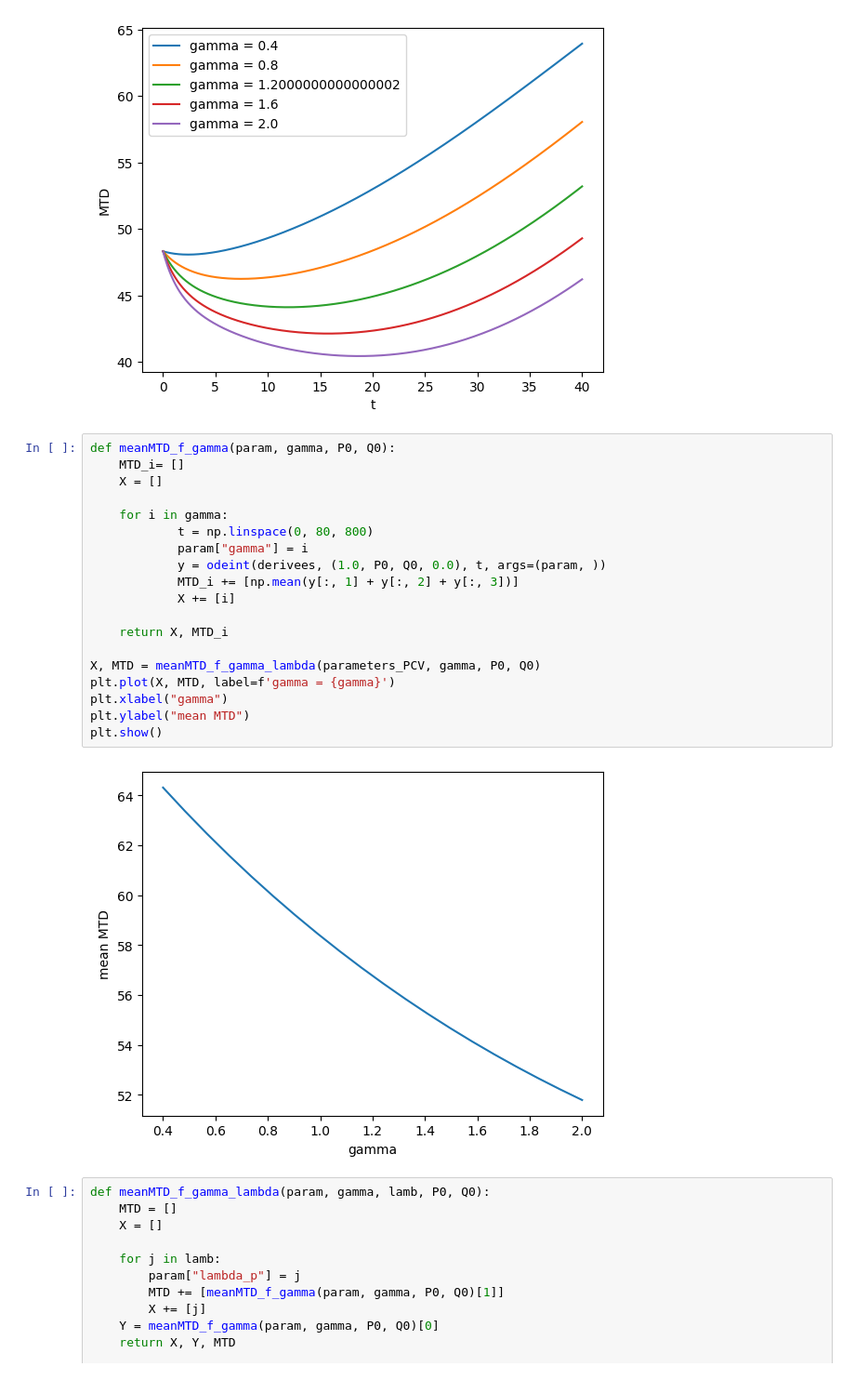
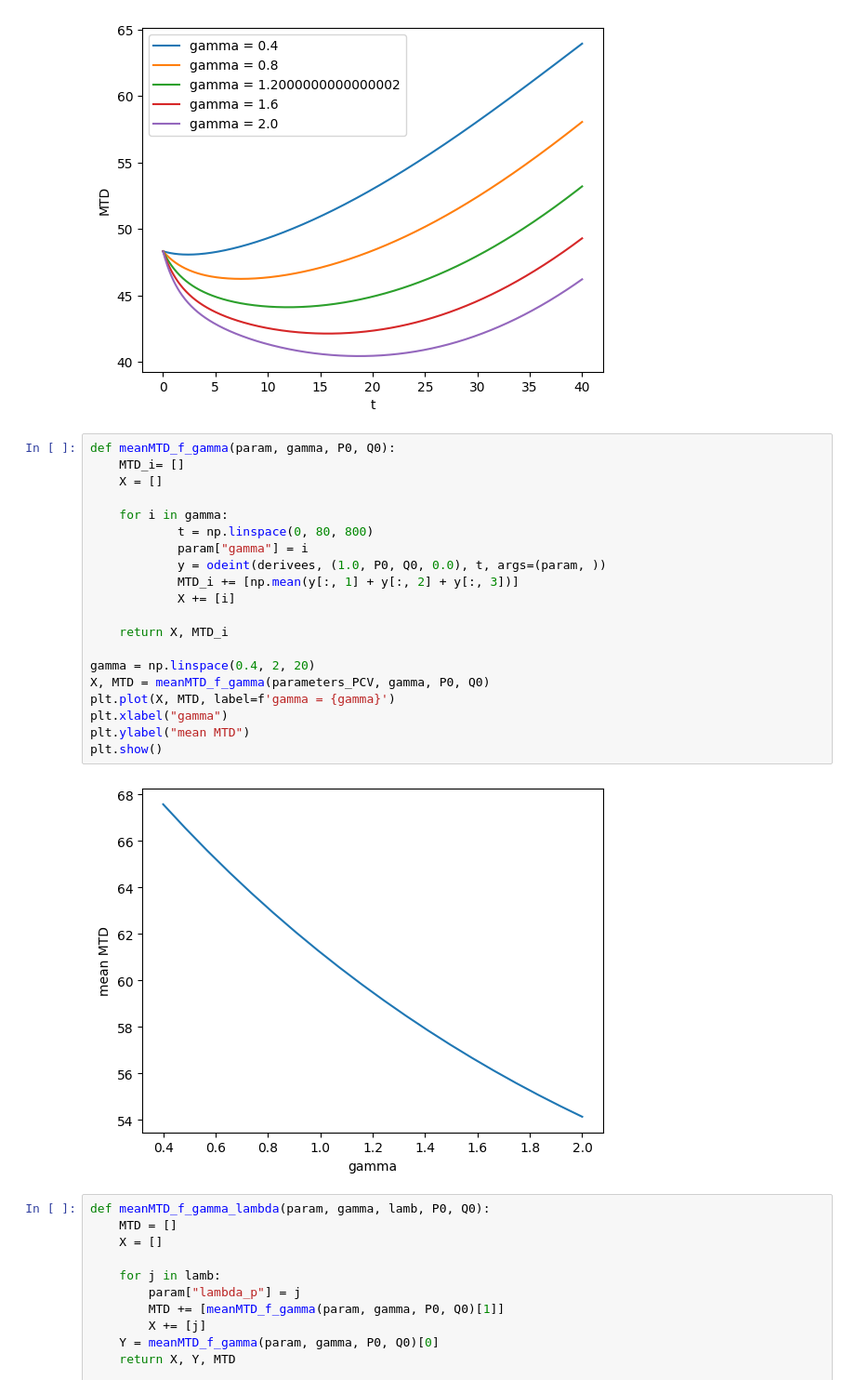
Before and after one commit to ambrejaeger/TP-M2, a Jupyter notebook: TP_parameters_exploration.ipynb, the cells around one changed output. Shown at 93% size. Drawn from its saved outputs; the diff is of its cells as text.

```diff
--- a/TP_parameters_exploration.ipynb
+++ b/TP_parameters_exploration.ipynb
@@ -401,24 +401,25 @@ gamma_evol(parameters_PCV)
 # %%
 def meanMTD_f_gamma(param, gamma, P0, Q0):
     MTD_i= []
     X = []
 
     for i in gamma:
             t = np.linspace(0, 80, 800)
             param["gamma"] = i
             y = odeint(derivees, (1.0, P0, Q0, 0.0), t, args=(param, ))
             MTD_i += [np.mean(y[:, 1] + y[:, 2] + y[:, 3])]
             X += [i]
 
     return X, MTD_i
 
-X, MTD = meanMTD_f_gamma_lambda(parameters_PCV, gamma, P0, Q0)
+gamma = np.linspace(0.4, 2, 20)
+X, MTD = meanMTD_f_gamma(parameters_PCV, gamma, P0, Q0)
 plt.plot(X, MTD, label=f'gamma = {gamma}')
 plt.xlabel("gamma")
 plt.ylabel("mean MTD")
 plt.show()
 # %% [output]
-[figure, old version]
+[figure, new version]
 # %%
 def meanMTD_f_gamma_lambda(param, gamma, lamb, P0, Q0):
     MTD = []
```
Also changed, not shown: parts of 7 cells of this notebook.
